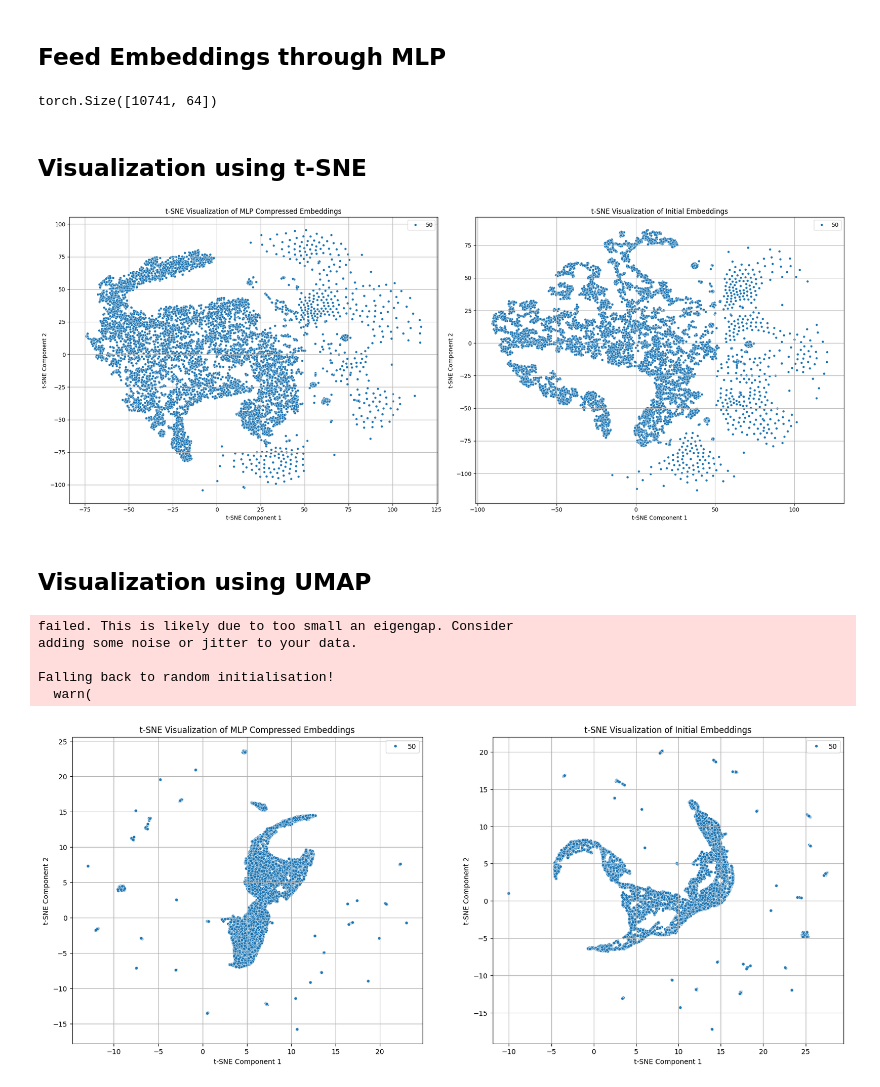
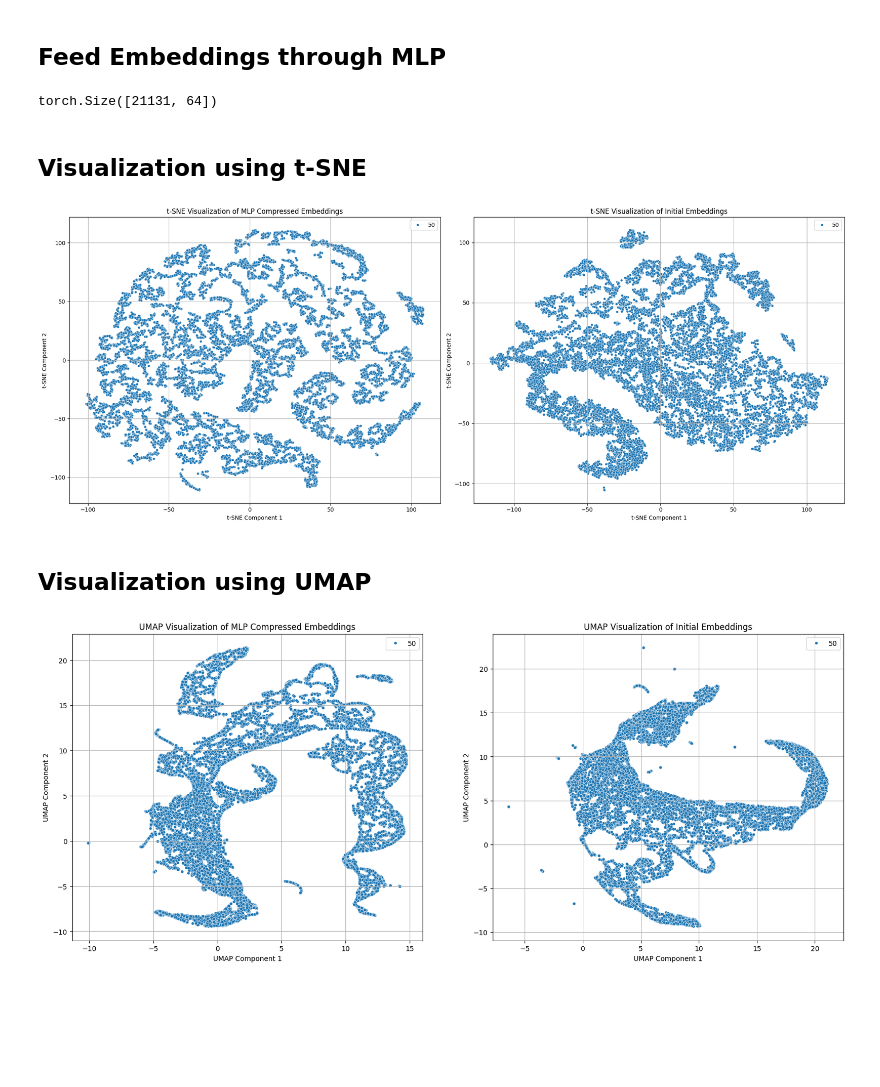
Before and after one commit to savirarama/Embedding-Clusters-Visualization, a Jupyter notebook: mlp_matrix_learning_test_visualize.ipynb, the cells around one changed output. Drawn from its saved outputs; the diff is of its cells as text; code cells hidden in the pictures; blank space fills up the shorter version.

```diff
--- a/mlp_matrix_learning_test_visualize.ipynb
+++ b/mlp_matrix_learning_test_visualize.ipynb
@@ -34,12 +11,19 @@ import torch
 import torch.nn as nn
 import numpy as np
 
-mlp = nn.Sequential(
-    nn.Linear(768, 512),
-    nn.BatchNorm1d(512),
-    nn.ReLU(),
-    nn.Linear(512, 256),
-    nn.BatchNorm1d(256),
-    nn.ReLU(),
-    nn.Linear(256, 64)
-)
+class MLPEmbedding(nn.Module):
+    def __init__(self, input_dim=768, output_dim=64):
+        super().__init__()
+        self.net = nn.Sequential(
+                    nn.Linear(768, 512),
+                    nn.BatchNorm1d(512),
+                    nn.ReLU(),
+                    nn.Linear(512, 256),
+                    nn.BatchNorm1d(256),
+                    nn.ReLU(),
+                    nn.Linear(256, 64)
+                )
+    def forward(self, x):
+        return self.net(x)
+
+model = MLPEmbedding(768, 64)
@@ -45,0 +32,5 @@ mlp = nn.Sequential(
+# %%
+state_dict = torch.load("triplet_model.pth", map_location=torch.device('cpu'))  # or 'cuda' if using GPU
+
+model.load_state_dict(state_dict)
+model.eval()
@@ -46,5 +49,5 @@ mlp = nn.Sequential(
 # %%
-npy_path = 'embedding/embeddings.npy'
+npy_path = 'data/initial_embedding/embeddings_wicket.npy'
 embeddings = np.load(npy_path)
 
 embeddings.shape
@@ -58,11 +61,11 @@ embeddings_tensor = torch.from_numpy(embeddings).float()
 ## Feed Embeddings through MLP
 # %%
 with torch.no_grad():
-    compressed_embeddings = mlp(embeddings_tensor)
+    compressed_embeddings = model(embeddings_tensor)
 compressed_embeddings.shape
 ## Clustering
 # %% [output]
-torch.Size([10741, 64])
+torch.Size([21131, 64])
 # %% [markdown]
 ## Visualization using t-SNE
 # %%
@@ -105,7 +108,7 @@ ax2.grid(True)
 plt.tight_layout()
 plt.show()
 # %% [output]
-[figure, old version]
+[figure, new version]
 # %%
 # Save compressed embeddings
 compressed_embeddings_np = compressed_embeddings.numpy()
@@ -117,34 +120,28 @@ import umap
 reducer = umap.UMAP()
 reduced_compressed_embeddings = reducer.fit_transform(compressed_embeddings_np)
 reduced_initial_embeddings = reducer.fit_transform(embeddings_tensor)
-# %% [output]
-failed. This is likely due to too small an eigengap. Consider
-adding some noise or jitter to your data.
-
-Falling back to random initialisation!
-  warn(
 # %%
 # Create a figure with two subplots side by side
 fig, (ax1, ax2) = plt.subplots(1, 2, figsize=(20, 8))
 
 # Plot compressed embeddings
 sns.scatterplot(x=reduced_compressed_embeddings[:, 0],
                 y=reduced_compressed_embeddings[:, 1],
                 size=50,
                 ax=ax1)
-ax1.set_title('t-SNE Visualization of MLP Compressed Embeddings')
-ax1.set_xlabel('t-SNE Component 1')
-ax1.set_ylabel('t-SNE Component 2')
+ax1.set_title('UMAP Visualization of MLP Compressed Embeddings')
+ax1.set_xlabel('UMAP Component 1')
+ax1.set_ylabel('UMAP Component 2')
 ax1.grid(True)
 
 # Plot compressed embeddings
 sns.scatterplot(x=reduced_initial_embeddings[:, 0],
                 y=reduced_initial_embeddings[:, 1],
                 size=50,
                 ax=ax2)
 ax2.set_title('UMAP Visualization of Initial Embeddings')
 ax2.set_xlabel('UMAP Component 1')
 ax2.set_ylabel('UMAP Component 2')
 ax2.grid(True)
 # %% [output]
-[figure, old version]
+[figure, new version]
```
Also changed, not shown: parts of 9 cells of this notebook.
